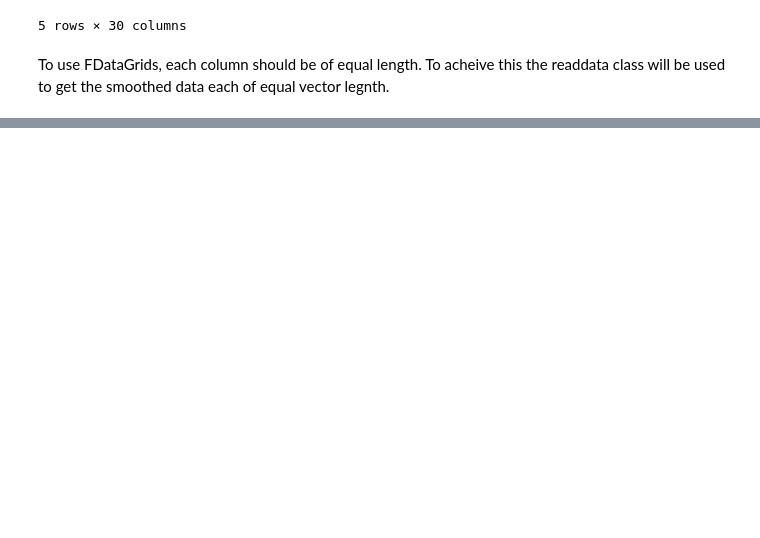
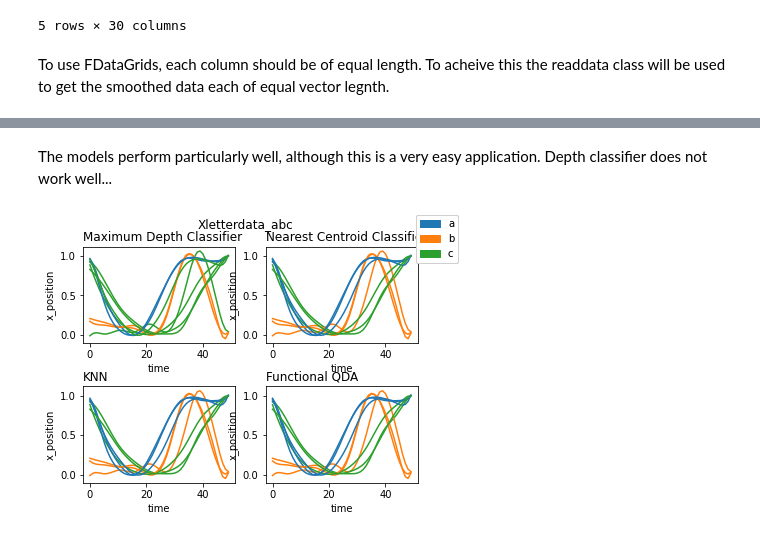
Before and after one commit to ruckapark/FDA, a Jupyter notebook: FDA_letter_classifiers.ipynb, the cells around one changed output, grey strips where cells are left out. Drawn from its saved outputs; the diff is of its cells as text; code cells hidden in the pictures; blank space fills up the shorter version.

```diff
--- a/FDA_letter_classifiers.ipynb
+++ b/FDA_letter_classifiers.ipynb
@@ -33,0 +160,14 @@ os.chdir(root)
+# %%
+#use relevant variance and legnth scale
+qda = QuadraticDiscriminantAnalysis(
+    ParametricGaussianCovariance(
+        Gaussian(variance=0.2, length_scale=0.1),
+    ),
+    regularizer=0.05,
+)
+qda.fit(X_train, y_train)
+qda_pred = qda.predict(X_test)
+print(qda_pred)
+print('The score of functional QDA is {0:2.2%}'.format(
+    qda.score(X_test, y_test),
+))
@@ -33,0 +210,21 @@ os.chdir(root)
+# %% [markdown]
+The models perform particularly well, although this is a very easy application. Depth classifier does not work well...
+# %%
+fig, axs = plt.subplots(2, 2)
+plt.subplots_adjust(hspace=0.45, bottom=0.06)
+
+X_test.plot(group=centroid_pred, group_names=categories, axes=axs[0][1])
+axs[0][1].set_title('Nearest Centroid Classifier', loc='left')
+
+X_test.plot(group=depth_pred, group_names=categories, axes=axs[0][0])
+axs[0][0].set_title('Maximum Depth Classifier', loc='left')
+
+X_test.plot(group=knn_pred, group_names=categories, axes=axs[1][0])
+axs[1][0].set_title('KNN', loc='left')
+
+X_test.plot(group=qda_pred, group_names=categories, axes=axs[1][1])
+axs[1][1].set_title('Functional QDA', loc='left')
+
+plt.show()
+# %% [output]
+[figure, added]
```
Also changed, not shown: parts of 13 cells of this notebook.
